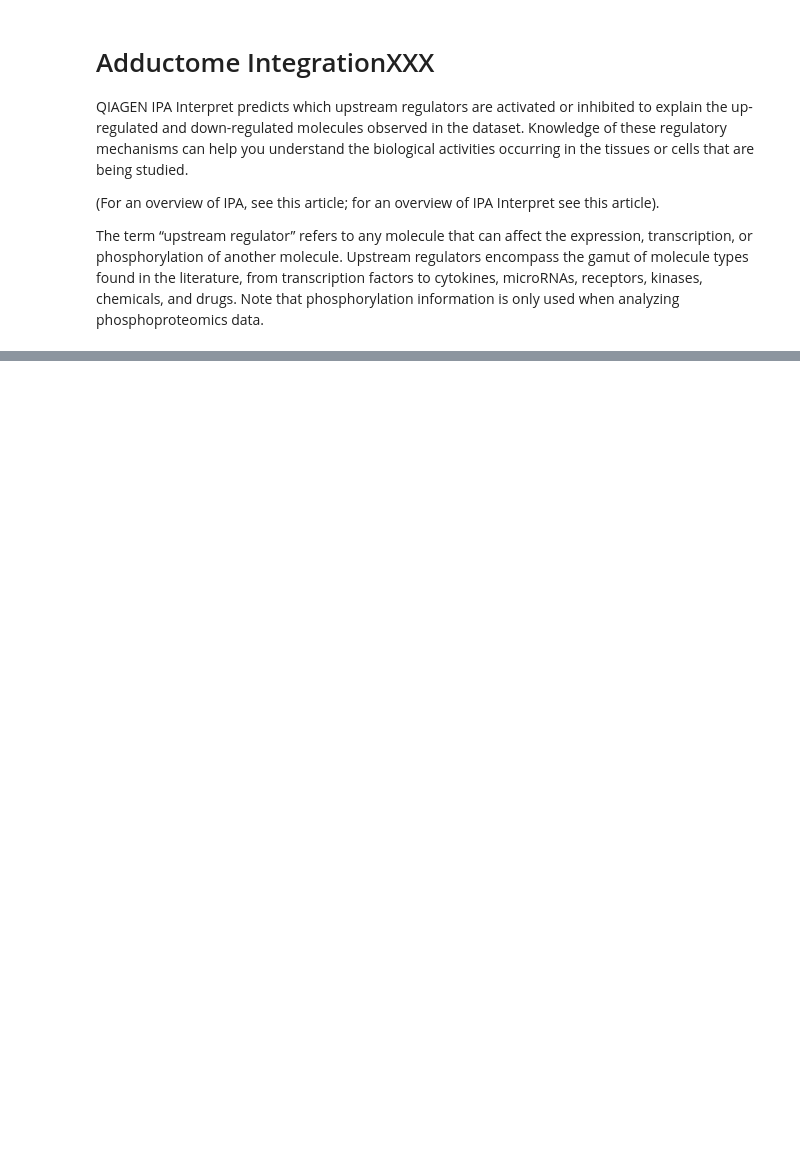
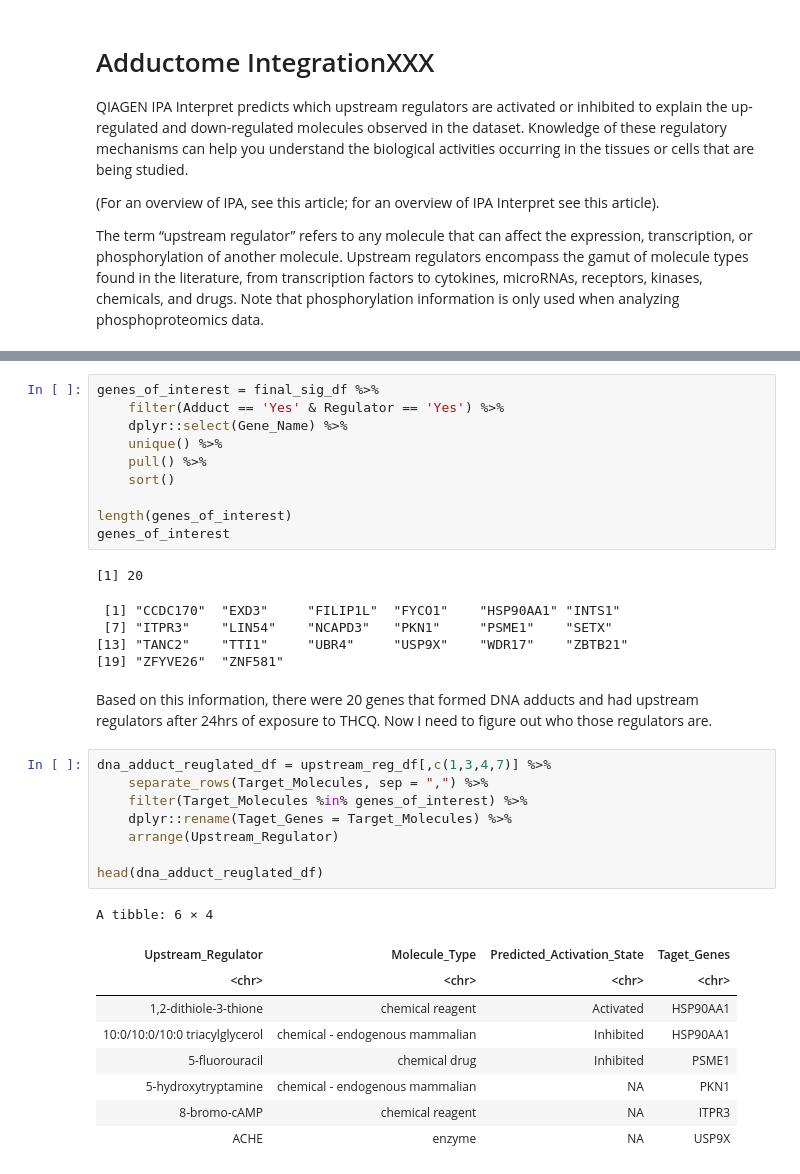
Before and after one commit to UNC-CEMALB/P1016.-THC-RNASeq-Adducts, a Jupyter notebook: 3. Adductome Integration/Adductome Integration.ipynb, the cells around one changed output, grey strips where cells are left out. Drawn from its saved outputs; the diff is of its cells as text; blank space fills up the shorter version.

```diff
--- a/3. Adductome Integration/Adductome Integration.ipynb
+++ b/3. Adductome Integration/Adductome Integration.ipynb
@@ -120,0 +148,36 @@ A data.frame: 2 × 8
+# %%
+genes_of_interest = final_sig_df %>%
+    filter(Adduct == 'Yes' & Regulator == 'Yes') %>%
+    dplyr::select(Gene_Name) %>%
+    unique() %>%
+    pull() %>%
+    sort()
+
+length(genes_of_interest)
+genes_of_interest
+# %% [output]
+[1] 20
+ [1] "CCDC170"  "EXD3"     "FILIP1L"  "FYCO1"    "HSP90AA1" "INTS1"
+ [7] "ITPR3"    "LIN54"    "NCAPD3"   "PKN1"     "PSME1"    "SETX"
+[13] "TANC2"    "TTI1"     "UBR4"     "USP9X"    "WDR17"    "ZBTB21"
+[19] "ZFYVE26"  "ZNF581"
+# %% [markdown]
+Based on this information, there were 20 genes that formed DNA adducts and had upstream regulators after 24hrs of exposure to THCQ. Now I need to figure out who those regulators are.
+# %%
+dna_adduct_reuglated_df = upstream_reg_df[,c(1,3,4,7)] %>%
+    separate_rows(Target_Molecules, sep = ",") %>%
+    filter(Target_Molecules %in% genes_of_interest) %>%
+    dplyr::rename(Taget_Genes = Target_Molecules) %>%
+    arrange(Upstream_Regulator)
+
+head(dna_adduct_reuglated_df)
+# %% [output]
+A tibble: 6 × 4
+| Upstream_Regulator | Molecule_Type | Predicted_Activation_State | Taget_Genes |
+| <chr> | <chr> | <chr> | <chr> |
+| 1,2-dithiole-3-thione | chemical reagent | Activated | HSP90AA1 |
+| 10:0/10:0/10:0 triacylglycerol | chemical - endogenous mammalian | Inhibited | HSP90AA1 |
+| 5-fluorouracil | chemical drug | Inhibited | PSME1 |
+| 5-hydroxytryptamine | chemical - endogenous mammalian | NA | PKN1 |
+| 8-bromo-cAMP | chemical reagent | NA | ITPR3 |
+| ACHE | enzyme | NA | USP9X |
```
Also changed, not shown: parts of 8 cells of this notebook.
